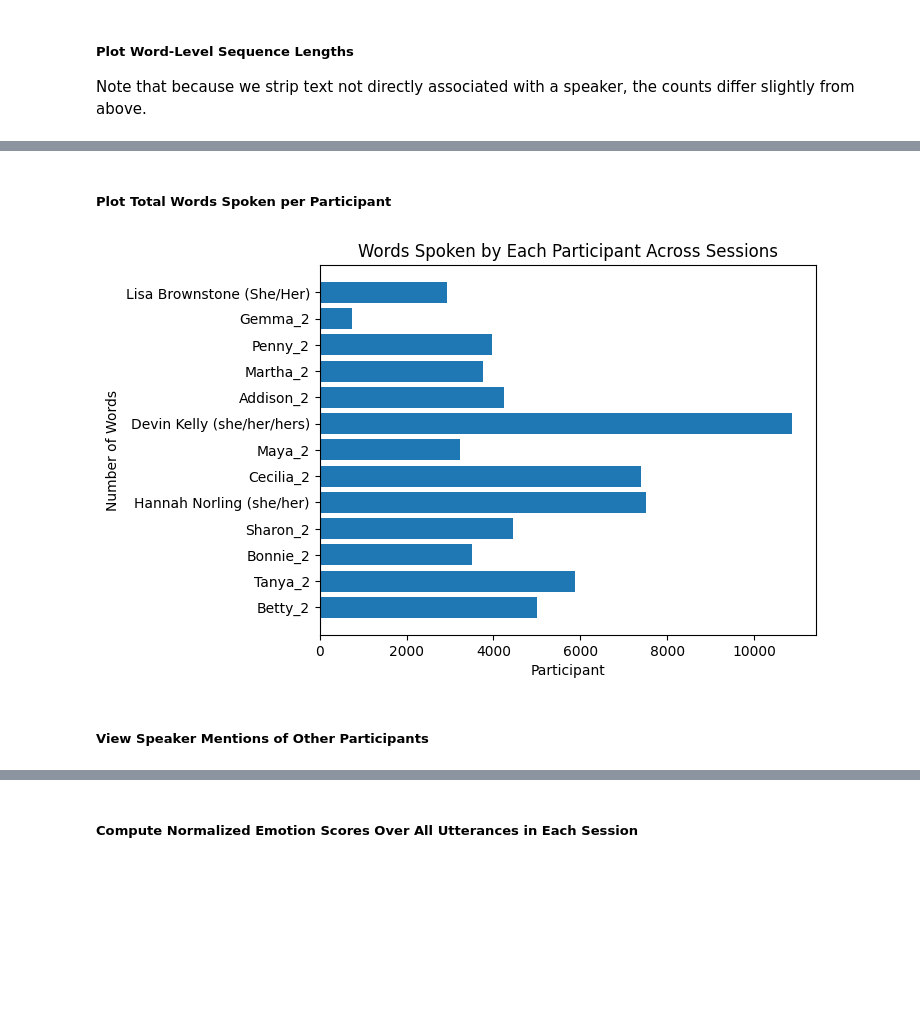
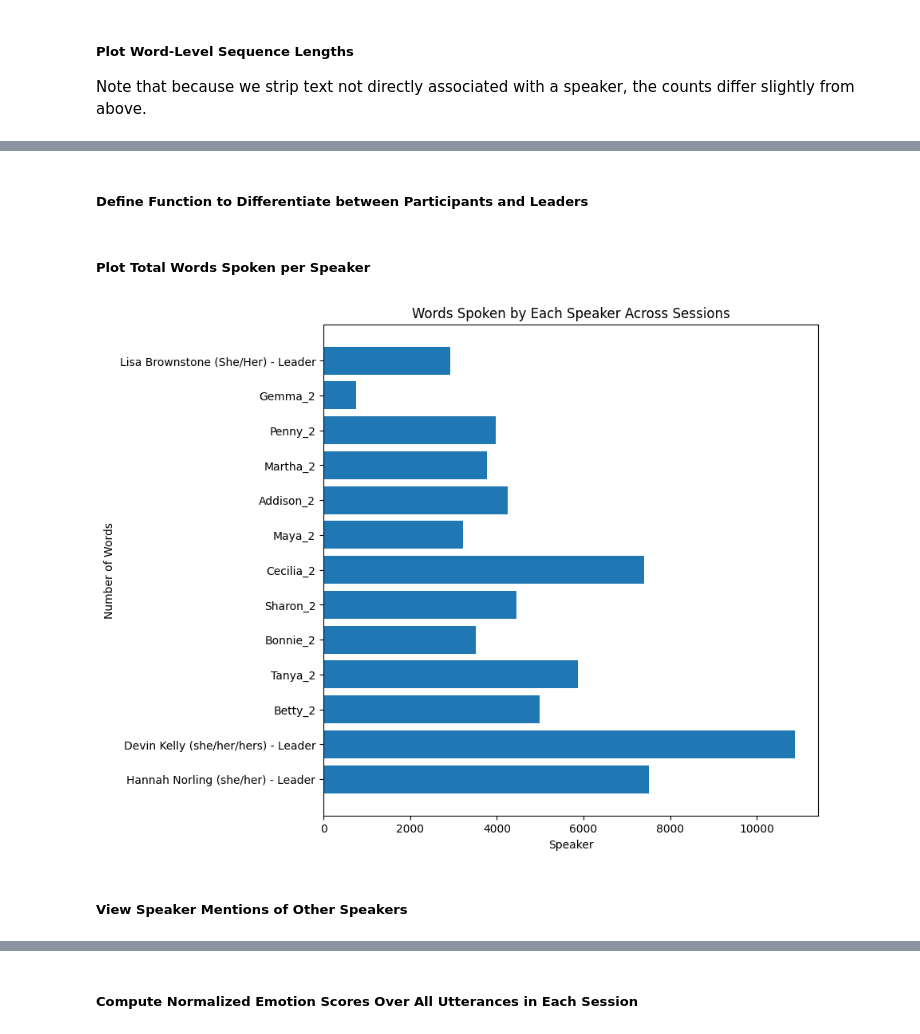
Before and after one commit to jstremme/nlp4psychotherapy, a Jupyter notebook: transcript_eda.ipynb, the cells around one changed output, grey strips where cells are left out. Saved outputs shown, nothing was run; the diff lists cells and outputs as text; code cells hidden in the pictures; blank space fills up the shorter version.

Commit message:
indicate group leaders and plot scores

```diff
--- a/transcript_eda.ipynb
+++ b/transcript_eda.ipynb
@@ -288,13 +368,27 @@ plt.show()
+# %% [markdown]
+##### Define Function to Differentiate between Participants and Leaders
+# %%
+def add_leader_tag(d, leaders):
+
+    d_plot = {}
+    for k, v in d.items():
+        if k in leaders:
+            d_plot[k + ' - Leader'] = v
+        else:
+            d_plot[k] = v
+
+    return d_plot
 # %% [markdown]
-##### Plot Total Words Spoken per Participant
+##### Plot Total Words Spoken per Speaker
 # %%
+speaker_word_counts = add_leader_tag(speaker_word_counts, leaders)
 plt.barh(list(speaker_word_counts.keys()), speaker_word_counts.values())
-plt.title('Words Spoken by Each Participant Across Sessions')
-plt.xlabel('Participant')
+plt.title('Words Spoken by Each Speaker Across Sessions')
+plt.xlabel('Speaker')
 plt.ylabel('Number of Words')
 plt.show()
 # %% [output]
-[figure, old version]
+[figure, new version]
 # %% [markdown]
-##### View Speaker Mentions of Other Participants
+##### View Speaker Mentions of Other Speakers
 # %%
```
Also changed, not shown: parts of 19 cells of this notebook, 1 other file.
